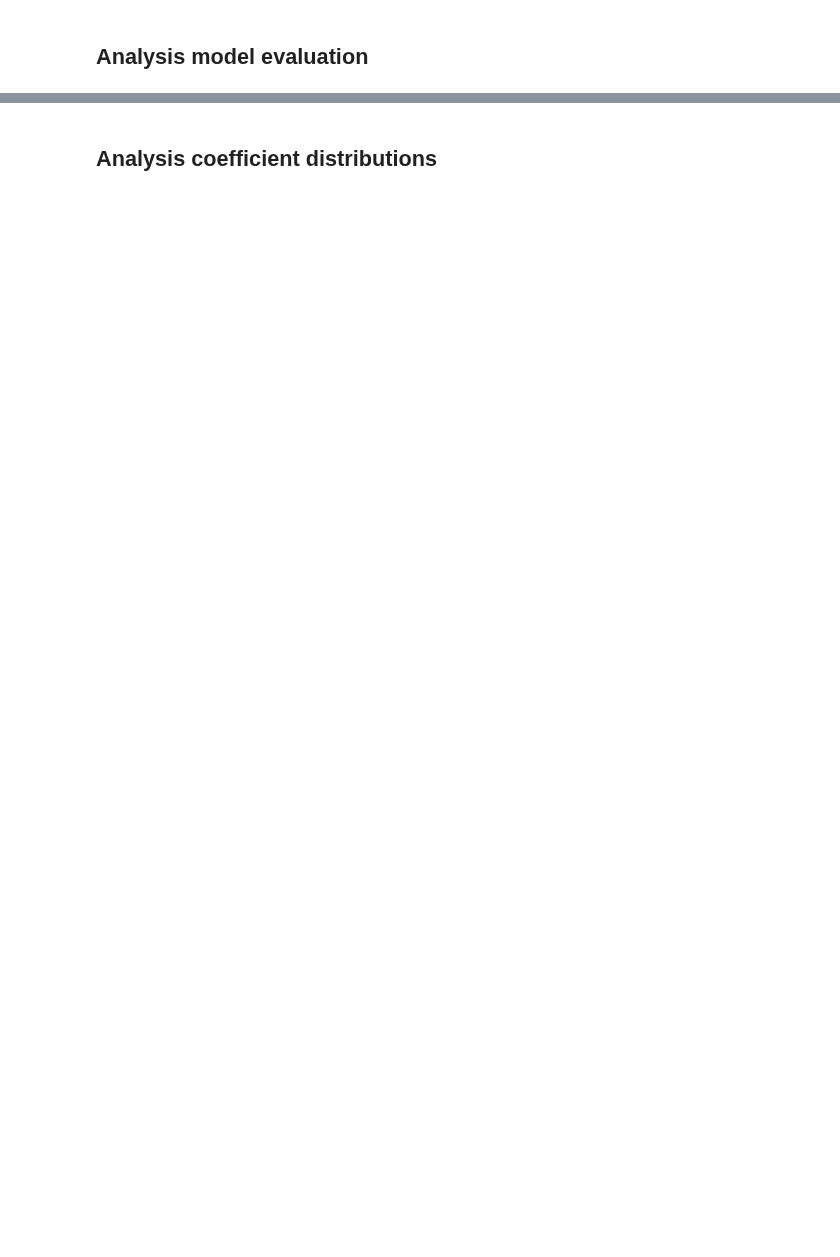
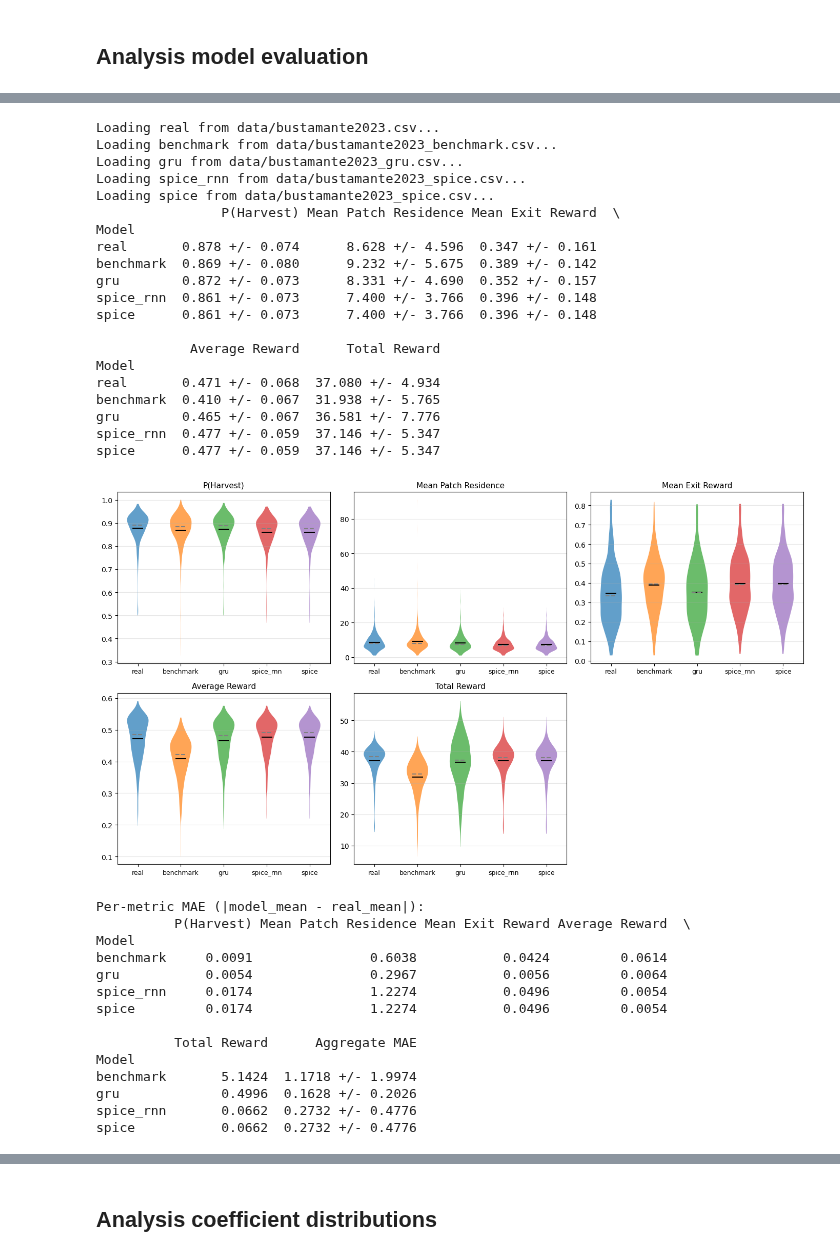
Before and after one commit to whyhardt/SPICE, a Jupyter notebook: weinhardt2026/studies/bustamante2023/bustamante2023.ipynb, the cells around one changed output, grey strips where cells are left out. Drawn from its saved outputs; the diff is of its cells as text; code cells hidden in the pictures; blank space fills up the shorter version.

```diff
--- a/weinhardt2026/studies/bustamante2023/bustamante2023.ipynb
+++ b/weinhardt2026/studies/bustamante2023/bustamante2023.ipynb
@@ -454,0 +293,44 @@ analysis_model_evaluation(
+# %%
+analysis_generative_behavior(
+    path_data_real='data/bustamante2023.csv',
+    path_data_benchmark='data/bustamante2023_benchmark.csv',
+    path_data_gru='data/bustamante2023_gru.csv',
+    path_data_spice_rnn='data/bustamante2023_spice.csv',
+    path_data_spice='data/bustamante2023_spice.csv',
+)
+# %% [output]
+Loading real from data/bustamante2023.csv...
+Loading benchmark from data/bustamante2023_benchmark.csv...
+Loading gru from data/bustamante2023_gru.csv...
+Loading spice_rnn from data/bustamante2023_spice.csv...
+Loading spice from data/bustamante2023_spice.csv...
+                P(Harvest) Mean Patch Residence Mean Exit Reward  \
+Model
+real       0.878 +/- 0.074      8.628 +/- 4.596  0.347 +/- 0.161
+benchmark  0.869 +/- 0.080      9.232 +/- 5.675  0.389 +/- 0.142
+gru        0.872 +/- 0.073      8.331 +/- 4.690  0.352 +/- 0.157
+spice_rnn  0.861 +/- 0.073      7.400 +/- 3.766  0.396 +/- 0.148
+spice      0.861 +/- 0.073      7.400 +/- 3.766  0.396 +/- 0.148
+
+            Average Reward      Total Reward
+Model
+real       0.471 +/- 0.068  37.080 +/- 4.934
+benchmark  0.410 +/- 0.067  31.938 +/- 5.765
+gru        0.465 +/- 0.067  36.581 +/- 7.776
+spice_rnn  0.477 +/- 0.059  37.146 +/- 5.347
+spice      0.477 +/- 0.059  37.146 +/- 5.347
+[figure, added]
+Per-metric MAE (|model_mean - real_mean|):
+          P(Harvest) Mean Patch Residence Mean Exit Reward Average Reward  \
+Model
+benchmark     0.0091               0.6038           0.0424         0.0614
+gru           0.0054               0.2967           0.0056         0.0064
+spice_rnn     0.0174               1.2274           0.0496         0.0054
+spice         0.0174               1.2274           0.0496         0.0054
+
+          Total Reward      Aggregate MAE
+Model
+benchmark       5.1424  1.1718 +/- 1.9974
+gru             0.4996  0.1628 +/- 0.2026
+spice_rnn       0.0662  0.2732 +/- 0.4776
+spice           0.0662  0.2732 +/- 0.4776
```
Also changed, not shown: parts of 27 cells of this notebook, 19 other files.
